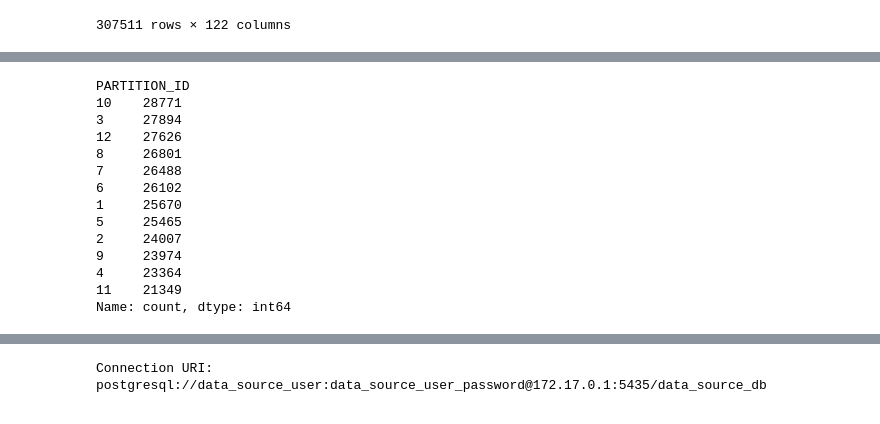
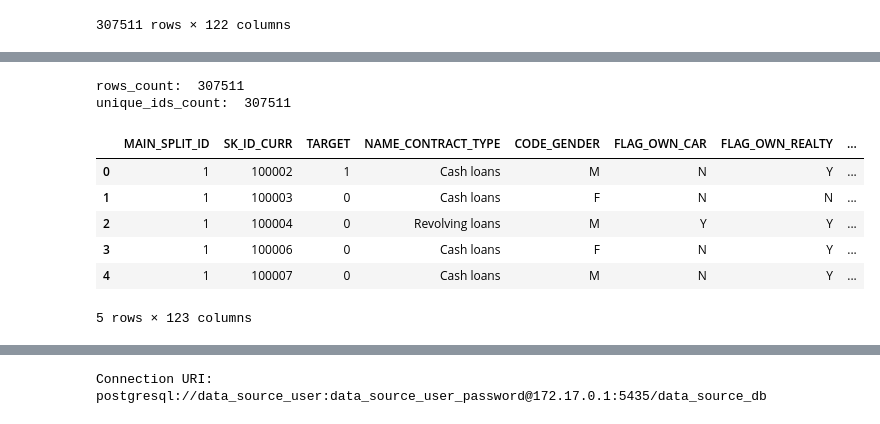
Before and after one commit to shirsh10mall/Credit_Risk_MLOps, a Jupyter notebook: notebooks/process_push_raw_data/process_push_data_source_db.ipynb, the cells around one changed output, grey strips where cells are left out. Drawn from its saved outputs; the diff is of its cells as text; code cells hidden in the pictures.

```diff
--- a/notebooks/process_push_raw_data/process_push_data_source_db.ipynb
+++ b/notebooks/process_push_raw_data/process_push_data_source_db.ipynb
@@ -43,6 +52,6 @@ from sqlalchemy import create_engine
 # %%
-df = pd.read_csv("raw_dataset/raw_tables/application_train.csv")
-df
+application_train_df = pd.read_csv("raw_dataset/raw_tables/application_train.csv")
+application_train_df
 # %% [output]
 |  | SK_ID_CURR | TARGET | NAME_CONTRACT_TYPE | CODE_GENDER | FLAG_OWN_CAR | FLAG_OWN_REALTY | CNT_CHILDREN | ... |
 | 0 | 100002 | 1 | Cash loans | M | N | Y | 0 | ... |
@@ -90,12 +99,12 @@ def add_partition_id_column(
             split_sizes[i + 1],
         )
 
-    df["PARTITION_ID"] = None
+    df["MAIN_SPLIT_ID"] = None
 
     for partition_id, (start, end) in split_sizes_dict.items():
-        df.loc[start:end, "PARTITION_ID"] = partition_id
+        df.loc[start:end, "MAIN_SPLIT_ID"] = partition_id
 
     column_names = df.columns
-    df = df[["PARTITION_ID"] + column_names.drop(labels=["PARTITION_ID"]).to_list()]
+    df = df[["MAIN_SPLIT_ID"] + column_names.drop(labels=["MAIN_SPLIT_ID"]).to_list()]
 
     return df
@@ -115,17 +111,13 @@ unique_ids_count:  307511
-# %%
-df["PARTITION_ID"].value_counts()
-# %% [output]
-PARTITION_ID
-10    28771
-3     27894
-12    27626
-8     26801
-7     26488
-6     26102
-1     25670
-5     25465
-2     24007
-9     23974
-4     23364
-11    21349
-Name: count, dtype: int64
+# %%
+application_train_df = add_partition_id_column(application_train_df)
+application_train_df.head()
+# %% [output]
+rows_count:  307511
+unique_ids_count:  307511
+|  | MAIN_SPLIT_ID | SK_ID_CURR | TARGET | NAME_CONTRACT_TYPE | CODE_GENDER | FLAG_OWN_CAR | FLAG_OWN_REALTY | ... |
+| 0 | 1 | 100002 | 1 | Cash loans | M | N | Y | ... |
+| 1 | 1 | 100003 | 0 | Cash loans | F | N | N | ... |
+| 2 | 1 | 100004 | 0 | Revolving loans | M | Y | Y | ... |
+| 3 | 1 | 100006 | 0 | Cash loans | F | N | Y | ... |
+| 4 | 1 | 100007 | 0 | Cash loans | M | N | Y | ... |
+5 rows × 123 columns
```
Also changed, not shown: parts of 31 cells of this notebook, 2 other files.
